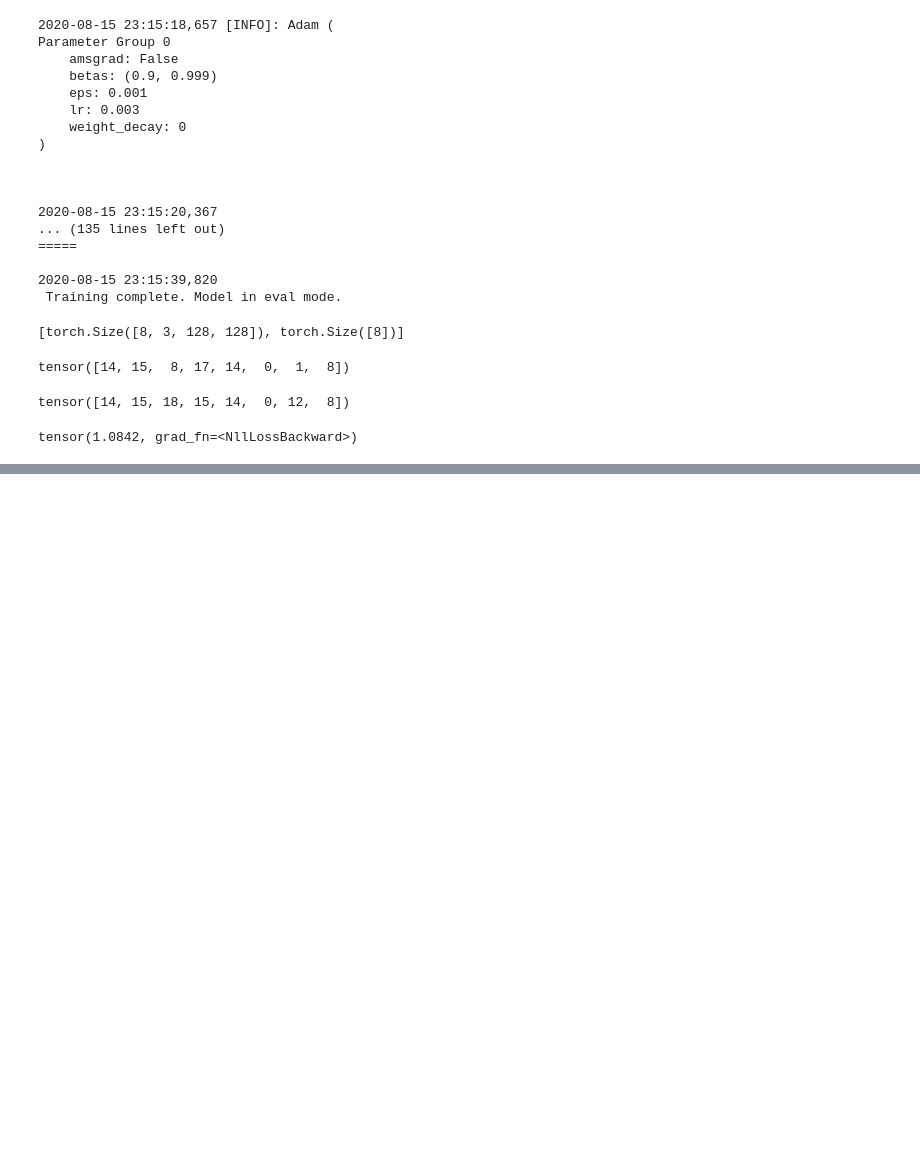
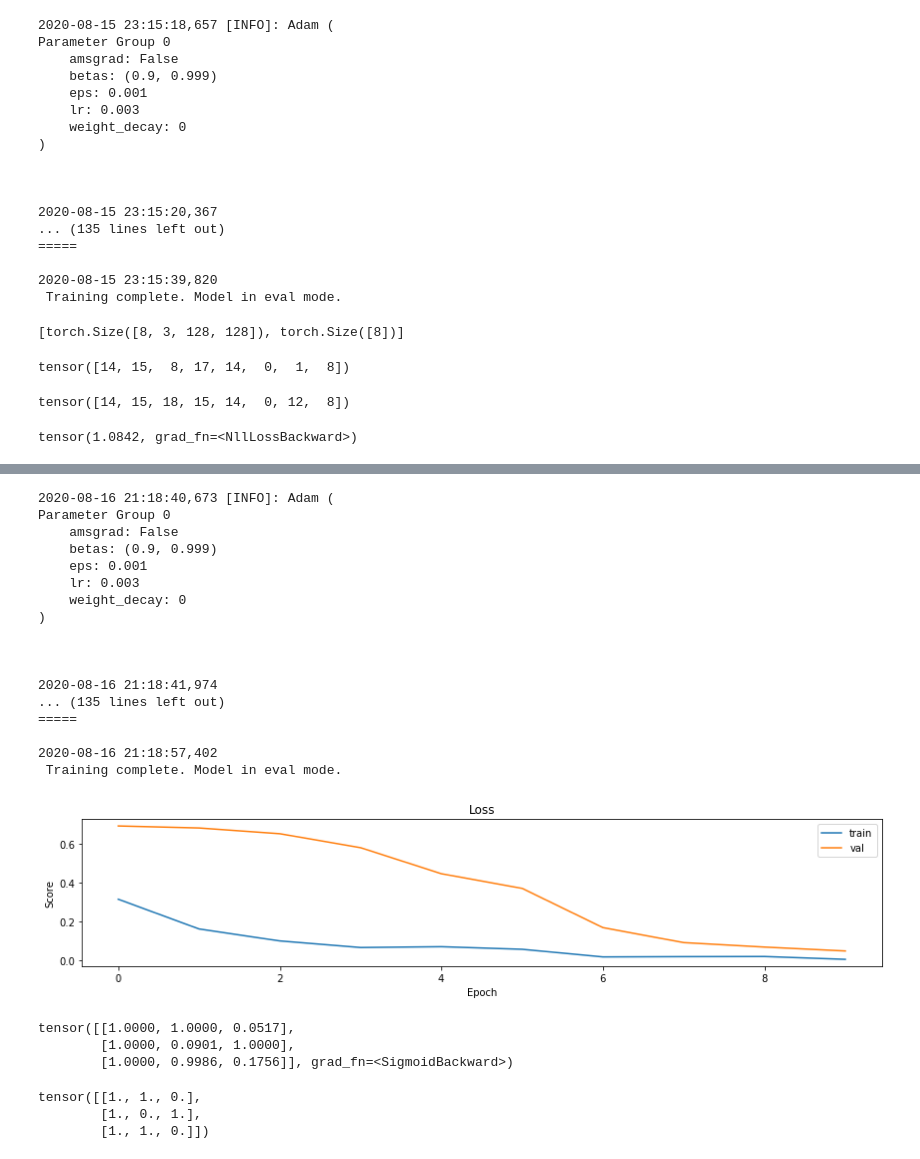
Before and after one commit to hdmamin/self-supervised-vision-exp, a Jupyter notebook: notebooks/nb03-lightning-first-test.ipynb, the cells around one changed output, grey strips where cells are left out. Drawn from its saved outputs; the diff is of its cells as text; code cells hidden in the pictures; blank space fills up the shorter version.

```diff
--- a/notebooks/nb03-lightning-first-test.ipynb
+++ b/notebooks/nb03-lightning-first-test.ipynb
@@ -300,0 +335,5 @@ tensor(1.0842, grad_fn=<NllLossBackward>)
+# %%
+net = Unmixer(
+    Encoder(fs=(8, 32), strides=(1, 1)),
+    MLPHead(64, last_act=None)
+)
@@ -300,0 +346,36 @@ tensor(1.0842, grad_fn=<NllLossBackward>)
+# %%
+t = Trainer(net, dst, dsv, dlt, dlv, F.binary_cross_entropy_with_logits,
+            'binary', 'data/models/v0', callbacks=[MetricHistory()])
+# %%
+t.fit(10)
+# %% [output]
+2020-08-16 21:18:40,673 [INFO]: Adam (
+Parameter Group 0
+    amsgrad: False
+    betas: (0.9, 0.999)
+    eps: 0.001
+    lr: 0.003
+    weight_decay: 0
+)
+
+
+
+2020-08-16 21:18:41,974
+... (135 lines left out)
+=====
+
+2020-08-16 21:18:57,402
+ Training complete. Model in eval mode.
+[figure, added]
+# %%
+torch.sigmoid(t.net(*xb))
+# %% [output]
+tensor([[1.0000, 1.0000, 0.0517],
+        [1.0000, 0.0901, 1.0000],
+        [1.0000, 0.9986, 0.1756]], grad_fn=<SigmoidBackward>)
+# %%
+yb
+# %% [output]
+tensor([[1., 1., 0.],
+        [1., 0., 1.],
+        [1., 1., 0.]])
```
Also changed, not shown: parts of 23 cells of this notebook, 3 other files.
